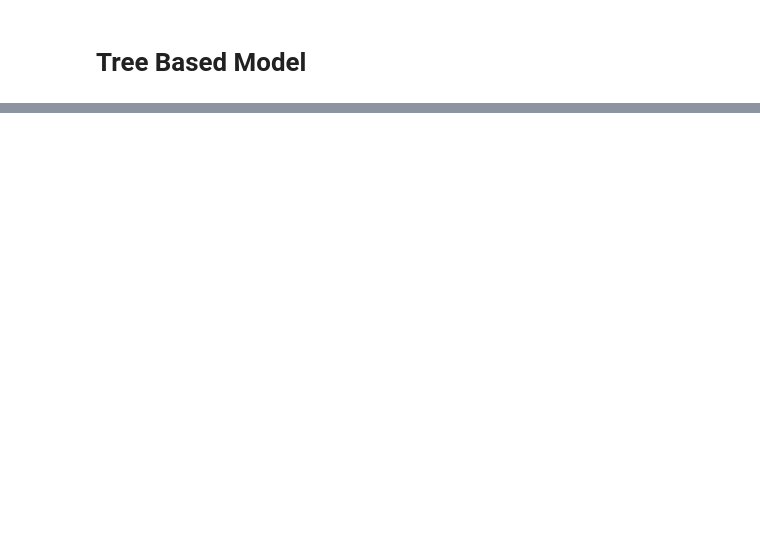
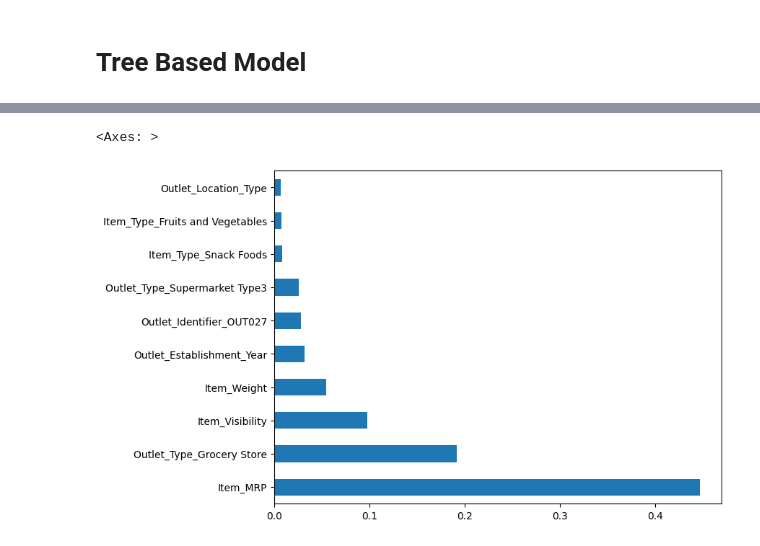
Before and after one commit to Bettylu0608/Prediction-of-Product-Sales, a Jupyter notebook: Prediction_of_Product_Sales_.ipynb, the cells around one changed output, grey strips where cells are left out. Cells and saved outputs as stored; diff of their text form; code cells hidden in the pictures; blank space fills up the shorter version.

```diff
--- a/Prediction_of_Product_Sales_.ipynb
+++ b/Prediction_of_Product_Sales_.ipynb
@@ -1231,0 +1432,5 @@ Select the top 3 most impactful features and interpret their coefficients in pla
+# %%
+# Saving the feature importances
+importances = pd.Series(reg.feature_importances_, index= X_train_proc.columns,
+                       name='Feature Importance')
+importances
@@ -1231,0 +1460,4 @@ Select the top 3 most impactful features and interpret their coefficients in pla
+# %%
+# Saving the feature importances sorted from largest to smallest (ascending=False)
+sorted_importance = importances.sort_values(ascending=False)
+sorted_importance
@@ -1231,0 +1482,7 @@ Select the top 3 most impactful features and interpret their coefficients in pla
+# %%
+# just keep the top 10 importances and plot
+sorted_importance.head(10).plot(kind='barh',
+                                   figsize=(8,6))
+# %% [output]
+<Axes: >
+[figure, added]
```
Also changed, not shown: parts of 39 cells of this notebook.
